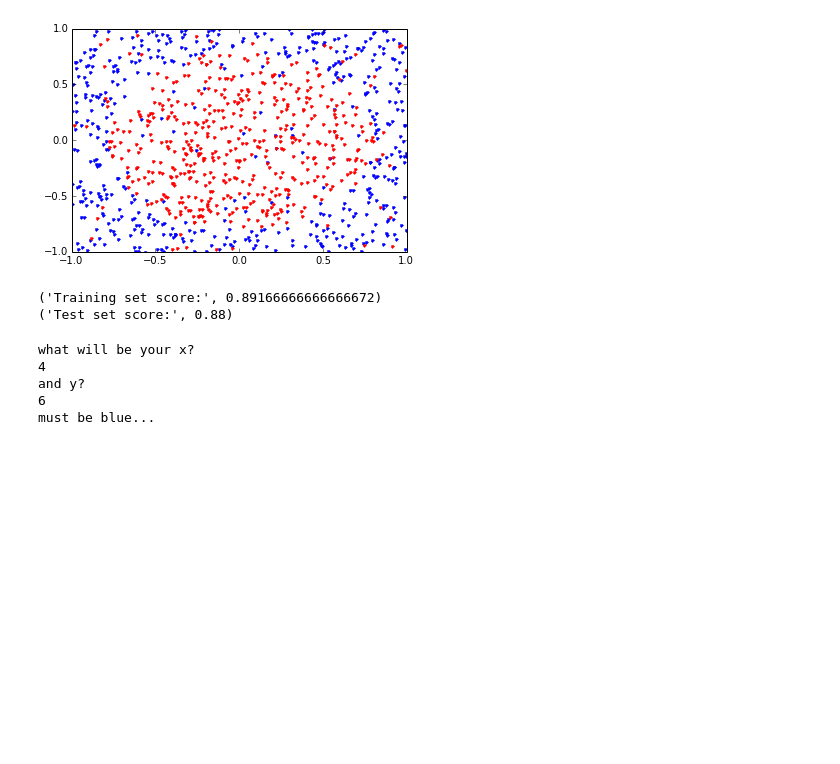
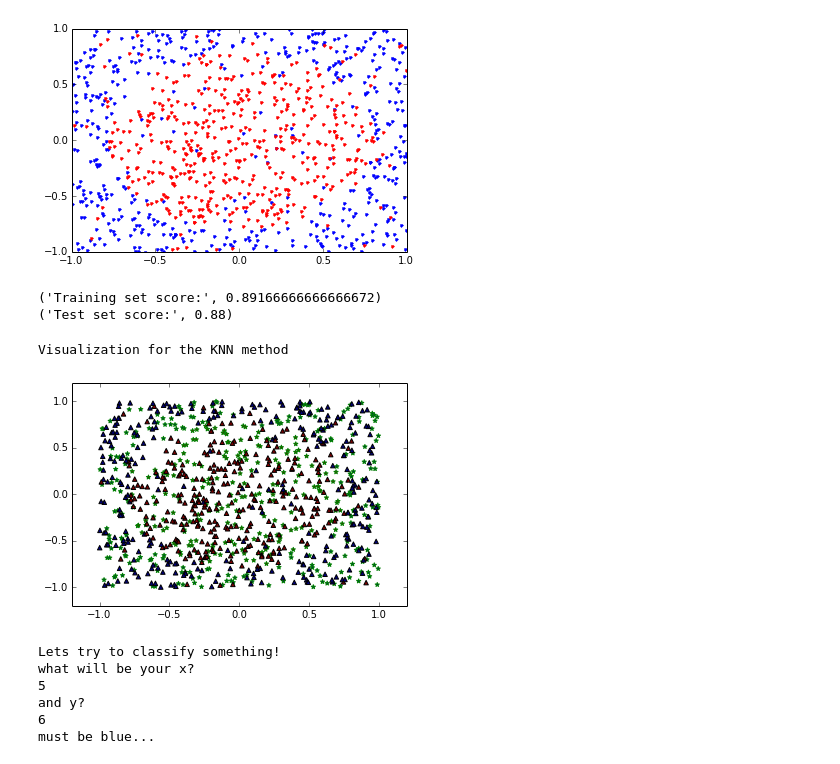
Before and after one commit to effect/bii-14s, a Jupyter notebook: kolchanova/Classifiers.ipynb, the cells around one changed output. Saved outputs shown, nothing was run; the diff lists cells and outputs as text; code cells hidden in the pictures; blank space fills up the shorter version.

```diff
--- a/kolchanova/Classifiers.ipynb
+++ b/kolchanova/Classifiers.ipynb
@@ -36,6 +36,16 @@ print('Test set score:', knearest.score(Xtestset, Ytestset))
 # %% [output]
 ('Training set score:', 0.89166666666666672)
 ('Test set score:', 0.88)
+# %%
+print ("Visualization for the KNN method")
+prediction = knearest.predict(Xtestset)
+_ = plot.xlim(-1.2, 1.2)
+_ = plot.ylim(-1.2, 1.2)
+_ = plot.scatter(Xtestset[:, 0], Xtestset[:, 1], c  = prediction, marker = "*", color = "green")
+_ = plot.scatter(Xtrainset[:, 0], Xtrainset[:, 1], c = Ytrainset, marker = "^")
+# %% [output]
+Visualization for the KNN method
+[figure, added]
 # %%
 def classify (x,y):
     if knearest.predict([x,y]) == 0:
@@ -43,6 +53,7 @@ def classify (x,y):
     else:
         print("must be red...")
 # %%
+print ('Lets try to classify something!')
 print('what will be your x?')
 x = raw_input()
 print('and y?')
@@ -50,8 +61,9 @@ y = raw_input()
 
 classify (x,y)
 # %% [output]
+Lets try to classify something!
 what will be your x?
-4
+5
 and y?
 6
 must be blue...
```
Also changed, not shown: parts of 4 cells of this notebook.
